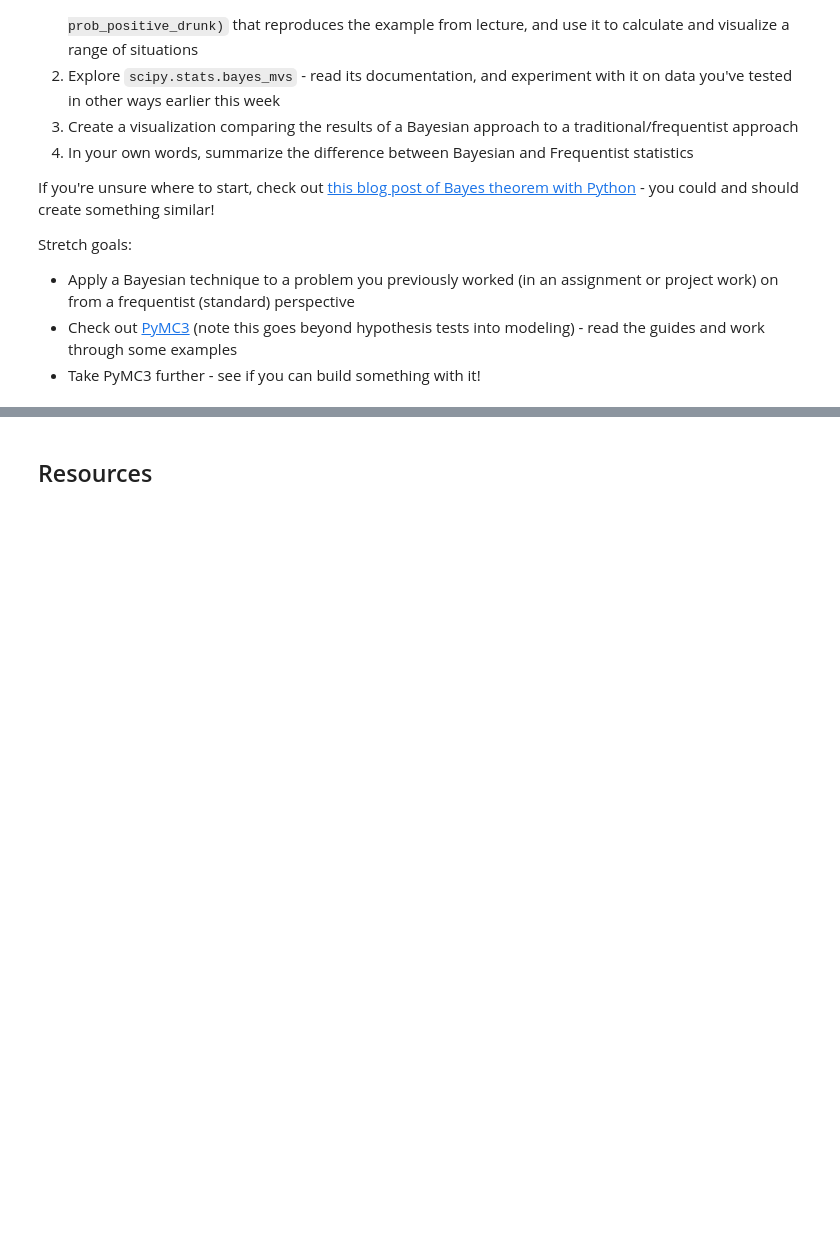
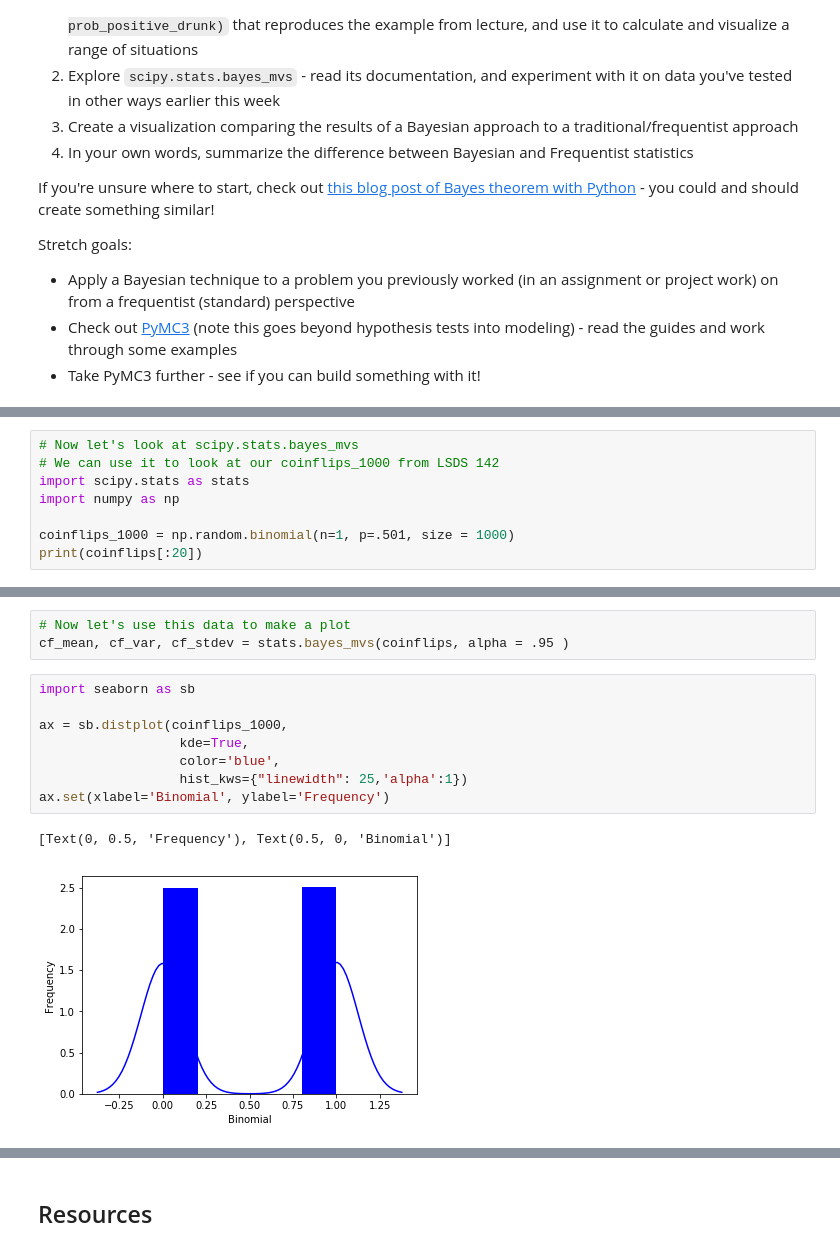
Before and after one commit to bloominstituteoftechnology/DS-Unit-1-Sprint-3-Statistical-Tests-and-Experiments, a Jupyter notebook: module3-introduction-to-bayesian-inference/LS_DS_133_Introduction_to_Bayesian_Inference.ipynb, the cells around one changed output, grey strips where cells are left out. Saved outputs shown, nothing was run; the diff lists cells and outputs as text; blank space fills up the shorter version.

```diff
--- a/module3-introduction-to-bayesian-inference/LS_DS_133_Introduction_to_Bayesian_Inference.ipynb
+++ b/module3-introduction-to-bayesian-inference/LS_DS_133_Introduction_to_Bayesian_Inference.ipynb
@@ -94,0 +202,8 @@ Stretch goals:
+# %%
+# Now let's look at scipy.stats.bayes_mvs
+# We can use it to look at our coinflips_1000 from LSDS 142
+import scipy.stats as stats
+import numpy as np
+
+coinflips_1000 = np.random.binomial(n=1, p=.501, size = 1000)
+print(coinflips[:20])
@@ -94,0 +229,14 @@ Stretch goals:
+# %%
+# Now let's use this data to make a plot
+cf_mean, cf_var, cf_stdev = stats.bayes_mvs(coinflips, alpha = .95 )
+# %%
+import seaborn as sb
+
+ax = sb.distplot(coinflips_1000,
+                  kde=True,
+                  color='blue',
+                  hist_kws={"linewidth": 25,'alpha':1})
+ax.set(xlabel='Binomial', ylabel='Frequency')
+# %% [output]
+[Text(0, 0.5, 'Frequency'), Text(0.5, 0, 'Binomial')]
+[figure, added]
```
Also changed, not shown: parts of 20 cells of this notebook.
